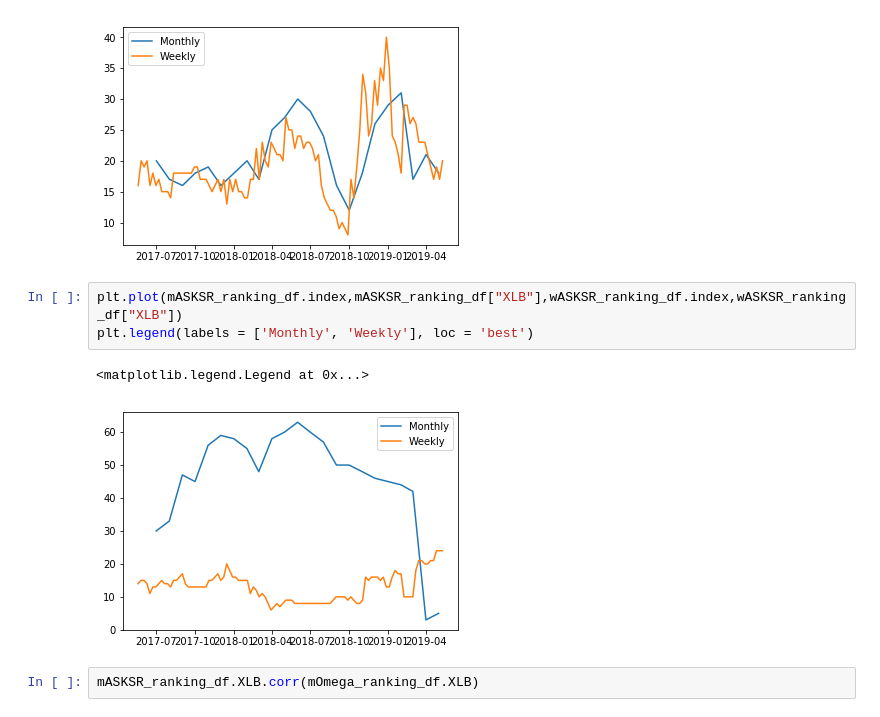
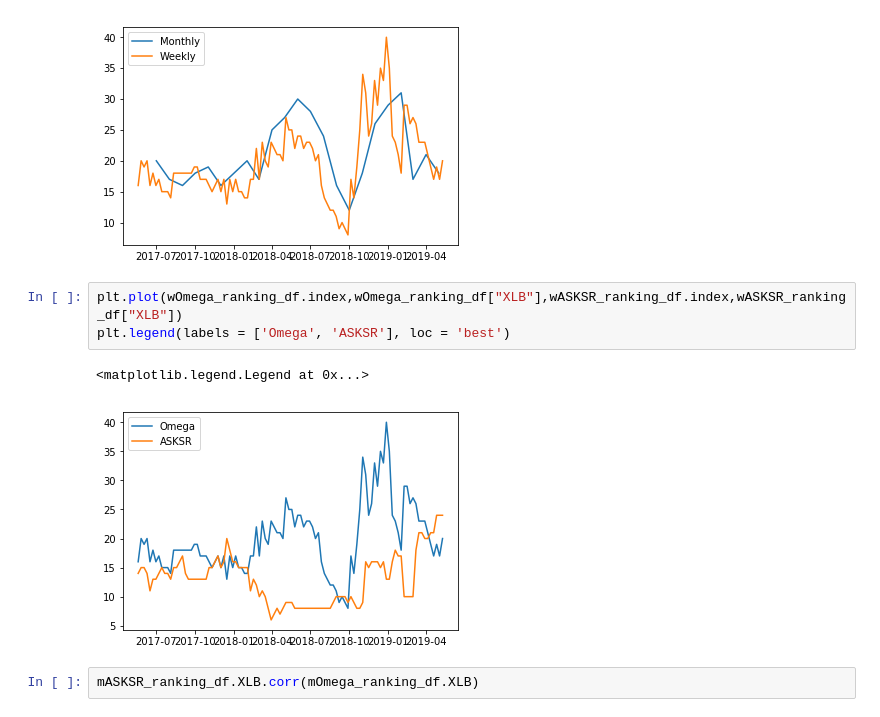
Before and after one commit to YiJun10565/Fintech, a Jupyter notebook: HW4/ETF Measurement and ranking.ipynb, the cells around one changed output. Saved outputs shown, nothing was run; the diff lists cells and outputs as text.

```diff
--- a/HW4/ETF Measurement and ranking.ipynb
+++ b/HW4/ETF Measurement and ranking.ipynb
@@ -583,11 +583,11 @@ plt.legend(labels = ['Monthly', 'Weekly'], loc = 'best')
 <matplotlib.legend.Legend at 0x...>
 [figure]
 # %%
-plt.plot(mASKSR_ranking_df.index,mASKSR_ranking_df["XLB"],wASKSR_ranking_df.index,wASKSR_ranking_df["XLB"])
-plt.legend(labels = ['Monthly', 'Weekly'], loc = 'best')
+plt.plot(wOmega_ranking_df.index,wOmega_ranking_df["XLB"],wASKSR_ranking_df.index,wASKSR_ranking_df["XLB"])
+plt.legend(labels = ['Omega', 'ASKSR'], loc = 'best')
 # %% [output]
 <matplotlib.legend.Legend at 0x...>
-[figure, old version]
+[figure, new version]
 # %%
 mASKSR_ranking_df.XLB.corr(mOmega_ranking_df.XLB)
 # %% [output]
```
Also changed, not shown: 1 other file.
